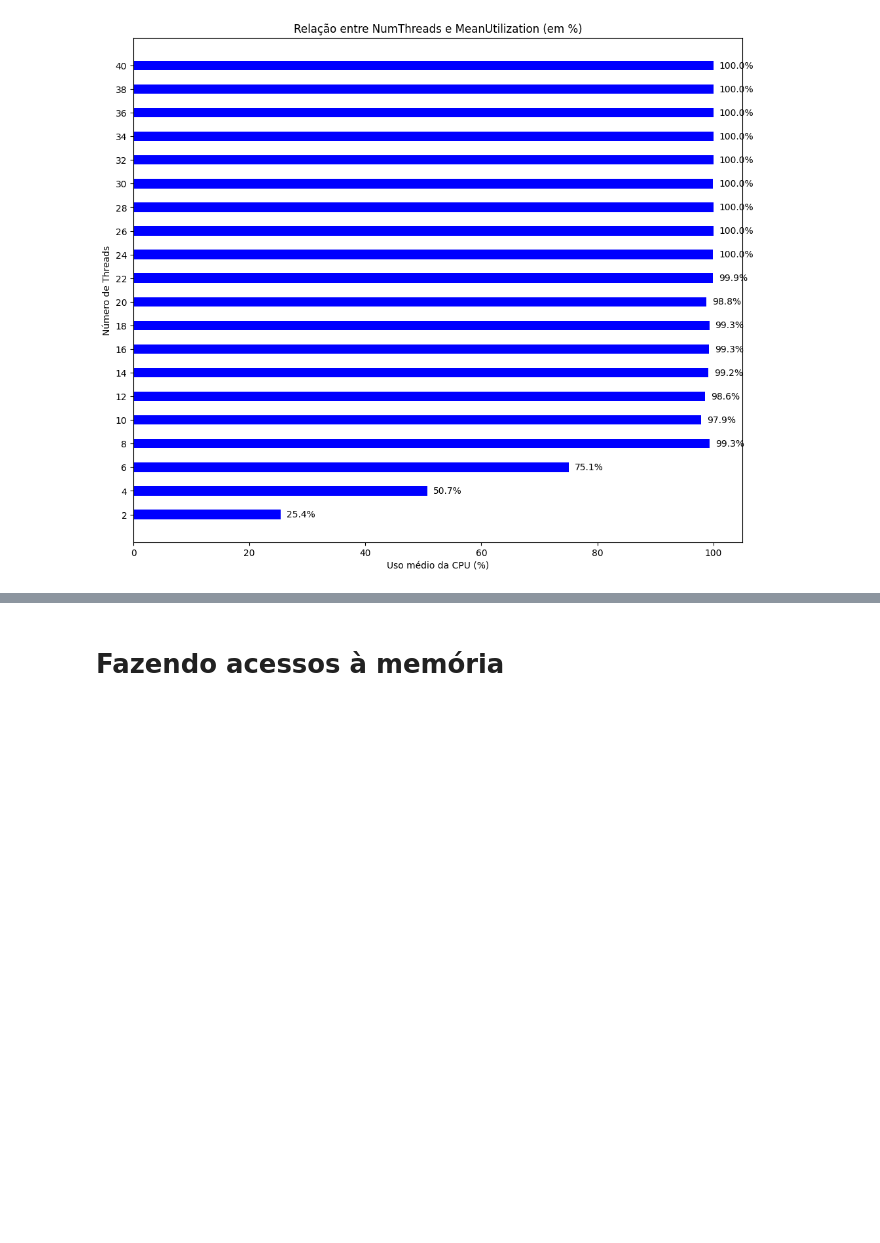
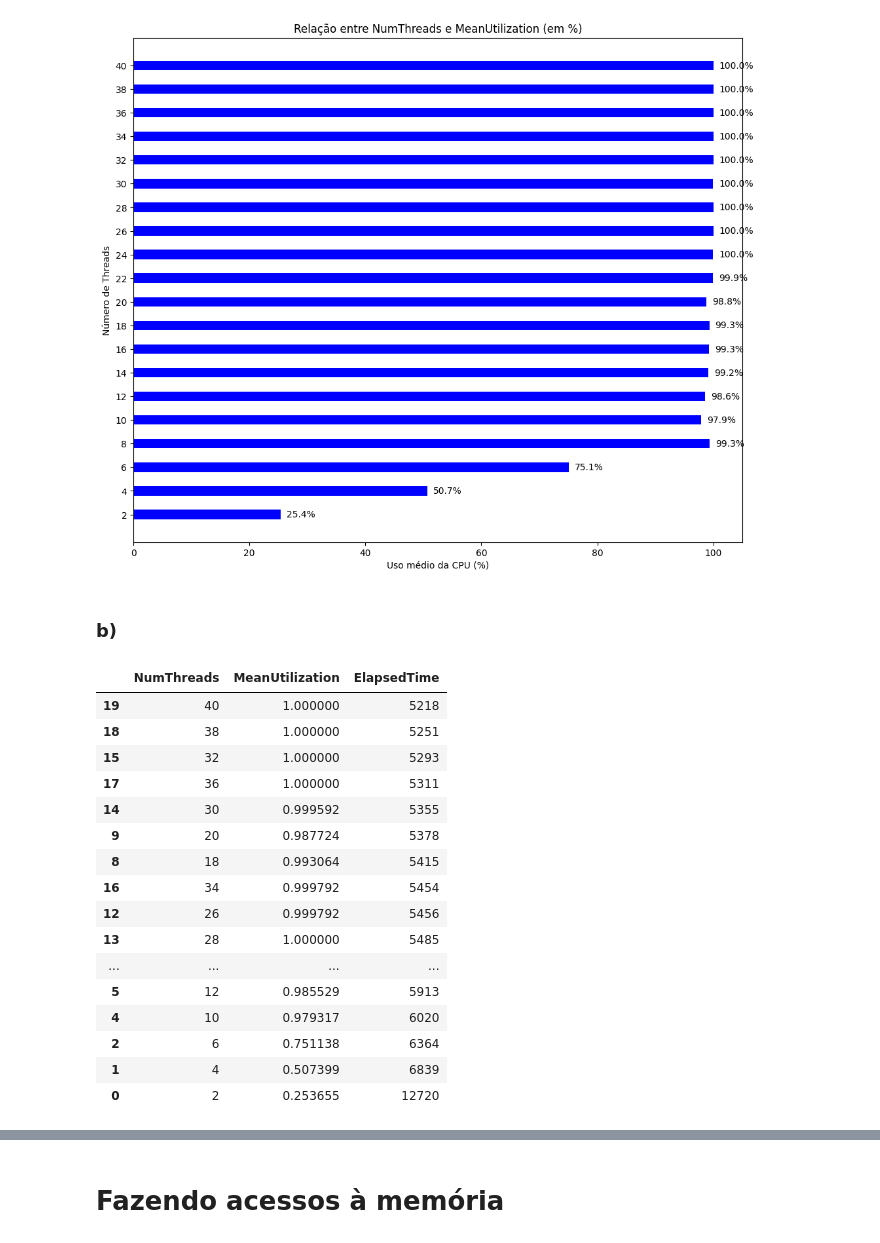
Before and after one commit to BrunSouza/Analise-desempenho-de-sistemas, a Jupyter notebook: analise.ipynb, the cells around one changed output, grey strips where cells are left out. Saved outputs shown, nothing was run; the diff lists cells and outputs as text; code cells hidden in the pictures; blank space fills up the shorter version.

```diff
--- a/analise.ipynb
+++ b/analise.ipynb
@@ -70,3 +68,30 @@ plt.ylabel("Número de Threads")
 plt.show()
 # %% [output]
 [figure]
+# %% [markdown]
+### b)
+# %%
+# Ordenar os dados pelo número de threads
+temp_total_exec = df_primos.sort_values(by="ElapsedTime", ascending=True)
+
+# Exibir apenas as colunas desejadas
+temp_total_exec = temp_total_exec[["NumThreads", "MeanUtilization","ElapsedTime"]]
+display(temp_total_exec)
+# %% [output]
+|  | NumThreads | MeanUtilization | ElapsedTime |
+| 19 | 40 | 1.000000 | 5218 |
+| 18 | 38 | 1.000000 | 5251 |
+| 15 | 32 | 1.000000 | 5293 |
+| 17 | 36 | 1.000000 | 5311 |
+| 14 | 30 | 0.999592 | 5355 |
+| 9 | 20 | 0.987724 | 5378 |
+| 8 | 18 | 0.993064 | 5415 |
+| 16 | 34 | 0.999792 | 5454 |
+| 12 | 26 | 0.999792 | 5456 |
+| 13 | 28 | 1.000000 | 5485 |
+| ... | ... | ... | ... |
+| 5 | 12 | 0.985529 | 5913 |
+| 4 | 10 | 0.979317 | 6020 |
+| 2 | 6 | 0.751138 | 6364 |
+| 1 | 4 | 0.507399 | 6839 |
+| 0 | 2 | 0.253655 | 12720 |
```
Also changed, not shown: parts of 4 cells of this notebook.
